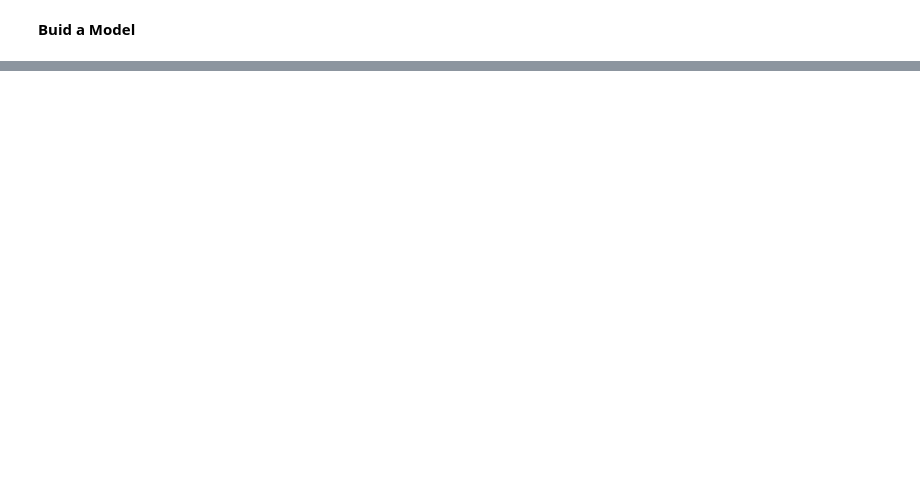
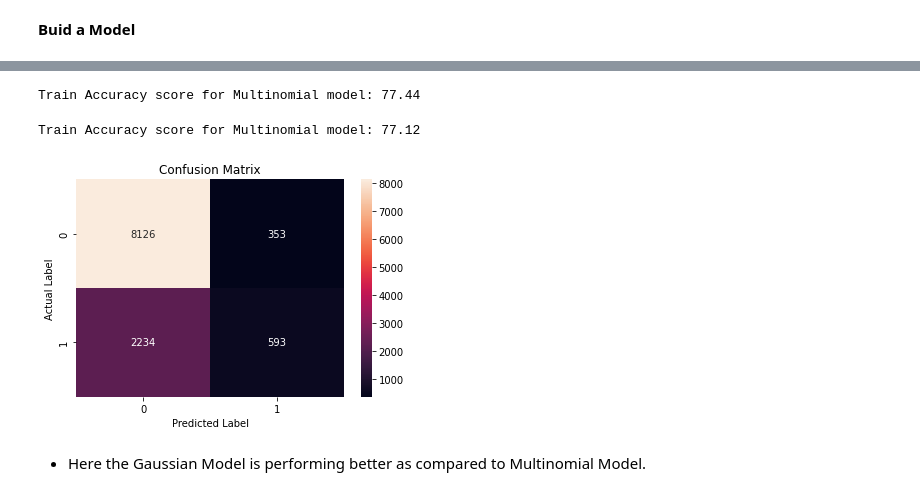
Before and after one commit to manasik29/Naive_Bayes, a Jupyter notebook: Classification_of_Salary_data.ipynb, the cells around one changed output, grey strips where cells are left out. Saved outputs shown, nothing was run; the diff lists cells and outputs as text; code cells hidden in the pictures; blank space fills up the shorter version.

```diff
--- a/Classification_of_Salary_data.ipynb
+++ b/Classification_of_Salary_data.ipynb
@@ -623,0 +716,3 @@ x_train.shape, x_test.shape, y_train.shape, y_test.shape
+# %%
+x_train, x_test, y_train, y_test = train_test_split(x,y, test_size=0.25, shuffle= True)
+x_train.shape,x_test.shape, y_train.shape,y_test.shape
@@ -623,0 +721,4 @@ x_train.shape, x_test.shape, y_train.shape, y_test.shape
+# %%
+from sklearn.naive_bayes import MultinomialNB
+mnb = MultinomialNB()
+mnb.fit(x_train, y_train)
@@ -623,0 +748,25 @@ x_train.shape, x_test.shape, y_train.shape, y_test.shape
+# %%
+y_pred = mnb.predict(x_train)
+print("Train Accuracy score for Multinomial model:", np.round(accuracy_score(y_train, y_pred)*100, 2))
+# %% [output]
+Train Accuracy score for Multinomial model: 77.44
+# %%
+y_predict = mnb.predict(x_test)
+print("Train Accuracy score for Multinomial model:", np.round(accuracy_score(y_test, y_predict)*100, 2))
+# %% [output]
+Train Accuracy score for Multinomial model: 77.12
+# %%
+# plot confusion matrix to describe the performance of classifier.
+from sklearn.metrics import confusion_matrix as cm
+cm_df=cm(y_test, y_predict)
+class_label = ["0", "1"]
+df_cm = pd.DataFrame(cm_df, index = class_label, columns = class_label)
+sns.heatmap(df_cm, annot = True, fmt = "d")
+plt.title("Confusion Matrix")
+plt.xlabel("Predicted Label")
+plt.ylabel("Actual Label")
+plt.show()
+# %% [output]
+[figure, added]
+# %% [markdown]
+- Here the Gaussian Model is performing better as compared to Multinomial Model.
```
Also changed, not shown: parts of 25 cells of this notebook.
